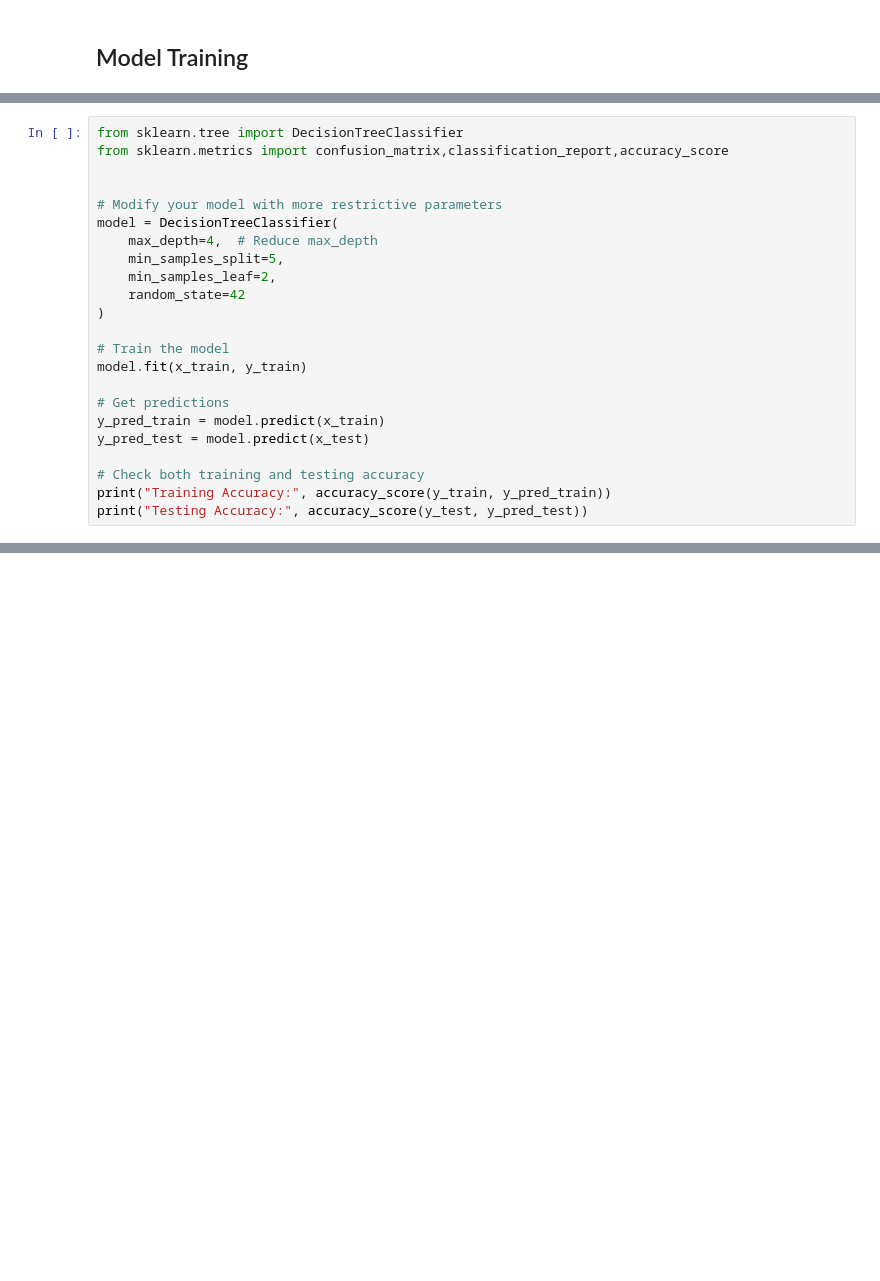
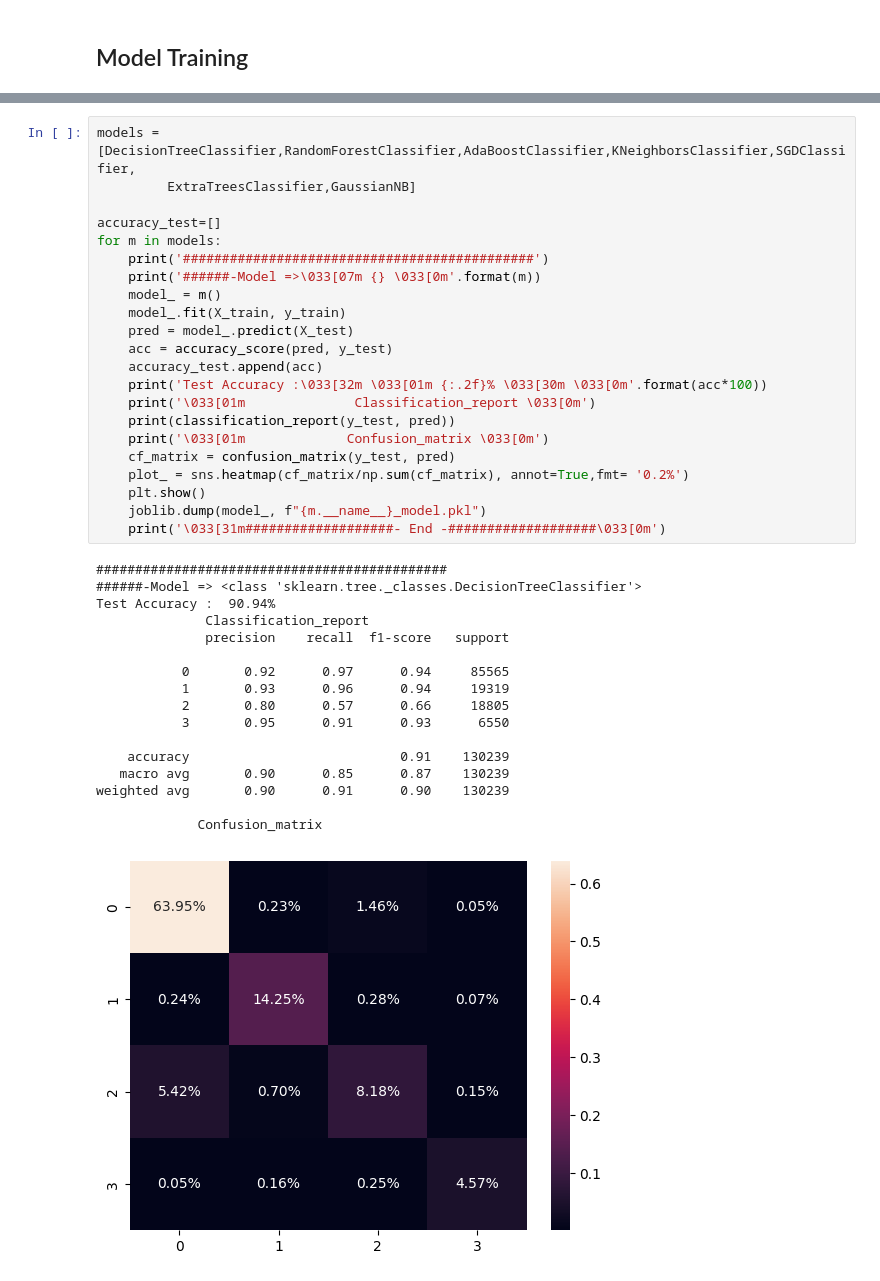
Before and after one commit to Vishnu19091/Phishing_Detection_Extension, a Jupyter notebook: Main/model/model_training.ipynb, the cells around one changed output, grey strips where cells are left out. Drawn from its saved outputs; the diff is of its cells as text; blank space fills up the shorter version.

```diff
--- a/Main/model/model_training.ipynb
+++ b/Main/model/model_training.ipynb
@@ -132,23 +23,0 @@ Shape of y_valid:  (130239,)
-# %%
-from sklearn.tree import DecisionTreeClassifier
-from sklearn.metrics import confusion_matrix,classification_report,accuracy_score
-
-
-# Modify your model with more restrictive parameters
-model = DecisionTreeClassifier(
-    max_depth=4,  # Reduce max_depth
-    min_samples_split=5,
-    min_samples_leaf=2,
-    random_state=42
-)
-
-# Train the model
-model.fit(x_train, y_train)
-
-# Get predictions
-y_pred_train = model.predict(x_train)
-y_pred_test = model.predict(x_test)
-
-# Check both training and testing accuracy
-print("Training Accuracy:", accuracy_score(y_train, y_pred_train))
-print("Testing Accuracy:", accuracy_score(y_test, y_pred_test))
@@ -298,0 +26,40 @@ CV Accuracy: 1.000 (+/- 0.000)
+# %%
+models = [DecisionTreeClassifier,RandomForestClassifier,AdaBoostClassifier,KNeighborsClassifier,SGDClassifier,
+         ExtraTreesClassifier,GaussianNB]
+
+accuracy_test=[]
+for m in models:
+    print('#############################################')
+    print('######-Model =>\033[07m {} \033[0m'.format(m))
+    model_ = m()
+    model_.fit(X_train, y_train)
+    pred = model_.predict(X_test)
+    acc = accuracy_score(pred, y_test)
+    accuracy_test.append(acc)
+    print('Test Accuracy :\033[32m \033[01m {:.2f}% \033[30m \033[0m'.format(acc*100))
+    print('\033[01m              Classification_report \033[0m')
+    print(classification_report(y_test, pred))
+    print('\033[01m             Confusion_matrix \033[0m')
+    cf_matrix = confusion_matrix(y_test, pred)
+    plot_ = sns.heatmap(cf_matrix/np.sum(cf_matrix), annot=True,fmt= '0.2%')
+    plt.show()
+    joblib.dump(model_, f"{m.__name__}_model.pkl")
+    print('\033[31m###################- End -###################\033[0m')
+# %% [output]
+#############################################
+######-Model => <class 'sklearn.tree._classes.DecisionTreeClassifier'>
+Test Accuracy :  90.94%
+              Classification_report
+              precision    recall  f1-score   support
+
+           0       0.92      0.97      0.94     85565
+           1       0.93      0.96      0.94     19319
+           2       0.80      0.57      0.66     18805
+           3       0.95      0.91      0.93      6550
+
+    accuracy                           0.91    130239
+   macro avg       0.90      0.85      0.87    130239
+weighted avg       0.90      0.91      0.90    130239
+
+             Confusion_matrix
+[figure, added]
```
Also changed, not shown: parts of 23 cells of this notebook, 27 other files.
